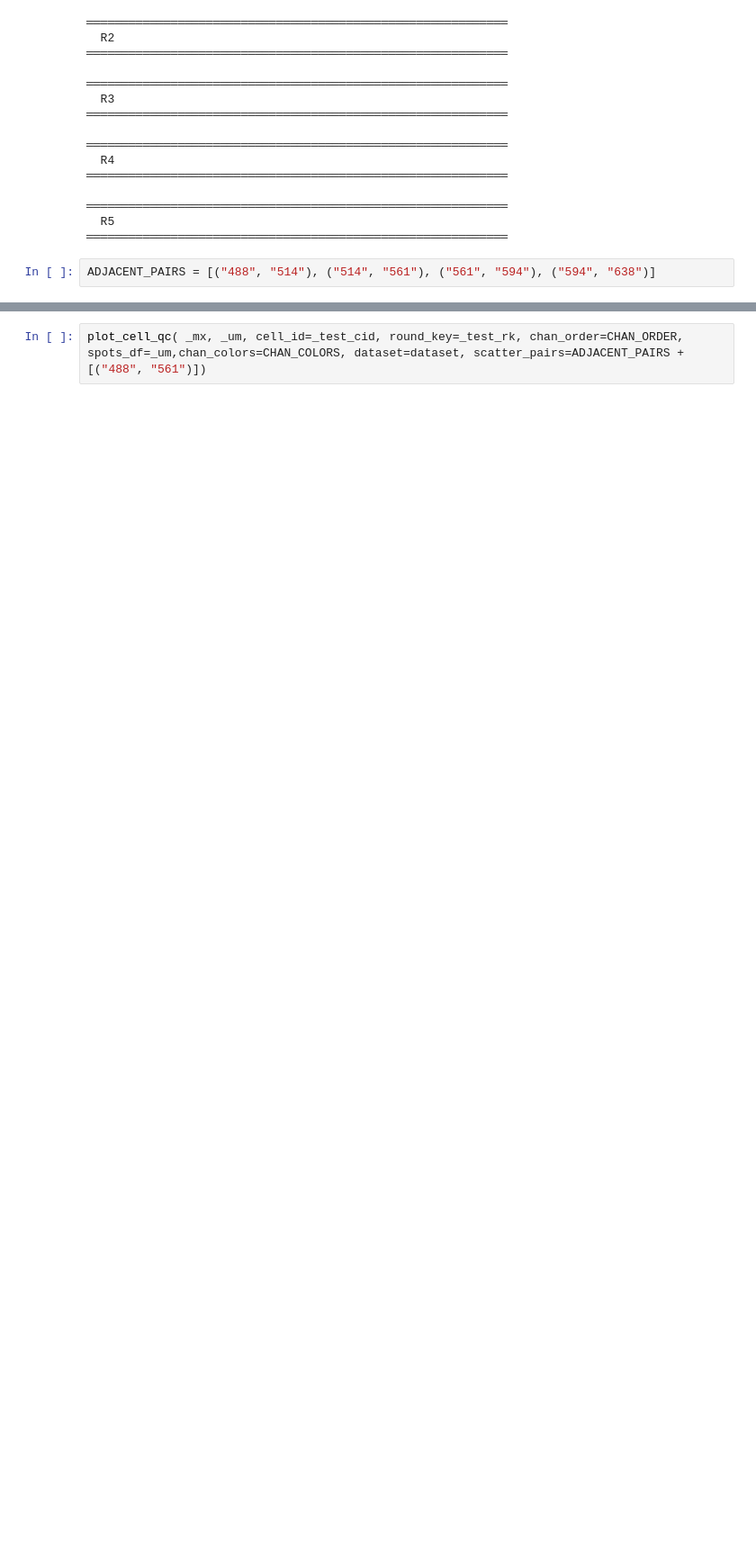
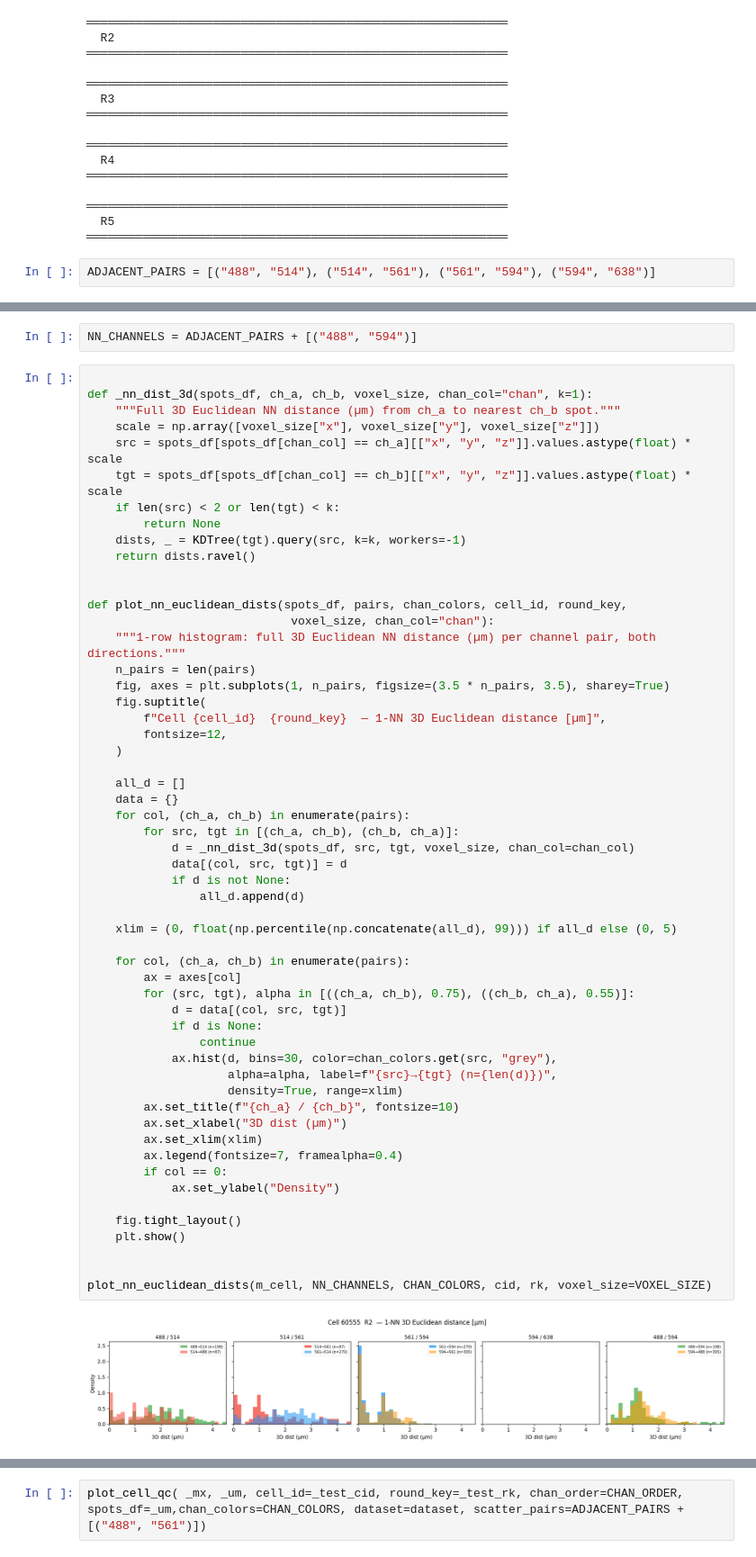
Before and after one commit to AllenNeuralDynamics/hcr-integrated-qc-capsule, a Jupyter notebook: code/single-cell-lav-rose.ipynb, the cells around one changed output, grey strips where cells are left out. Shown at 90% size. Drawn from its saved outputs; the diff is of its cells as text; blank space fills up the shorter version.

```diff
--- a/code/single-cell-lav-rose.ipynb
+++ b/code/single-cell-lav-rose.ipynb
@@ -224,0 +367,59 @@ NameError: name 'mixed_ann' is not defined
+# %%
+NN_CHANNELS = ADJACENT_PAIRS + [("488", "594")]
+# %%
+
+def _nn_dist_3d(spots_df, ch_a, ch_b, voxel_size, chan_col="chan", k=1):
+    """Full 3D Euclidean NN distance (µm) from ch_a to nearest ch_b spot."""
+    scale = np.array([voxel_size["x"], voxel_size["y"], voxel_size["z"]])
+    src = spots_df[spots_df[chan_col] == ch_a][["x", "y", "z"]].values.astype(float) * scale
+    tgt = spots_df[spots_df[chan_col] == ch_b][["x", "y", "z"]].values.astype(float) * scale
+    if len(src) < 2 or len(tgt) < k:
+        return None
+    dists, _ = KDTree(tgt).query(src, k=k, workers=-1)
+    return dists.ravel()
+
+
+def plot_nn_euclidean_dists(spots_df, pairs, chan_colors, cell_id, round_key,
+                             voxel_size, chan_col="chan"):
+    """1-row histogram: full 3D Euclidean NN distance (µm) per channel pair, both directions."""
+    n_pairs = len(pairs)
+    fig, axes = plt.subplots(1, n_pairs, figsize=(3.5 * n_pairs, 3.5), sharey=True)
+    fig.suptitle(
+        f"Cell {cell_id}  {round_key}  — 1-NN 3D Euclidean distance [µm]",
+        fontsize=12,
+    )
+
+    all_d = []
+    data = {}
+    for col, (ch_a, ch_b) in enumerate(pairs):
+        for src, tgt in [(ch_a, ch_b), (ch_b, ch_a)]:
+            d = _nn_dist_3d(spots_df, src, tgt, voxel_size, chan_col=chan_col)
+            data[(col, src, tgt)] = d
+            if d is not None:
+                all_d.append(d)
+
+    xlim = (0, float(np.percentile(np.concatenate(all_d), 99))) if all_d else (0, 5)
+
+    for col, (ch_a, ch_b) in enumerate(pairs):
+        ax = axes[col]
+        for (src, tgt), alpha in [((ch_a, ch_b), 0.75), ((ch_b, ch_a), 0.55)]:
+            d = data[(col, src, tgt)]
+            if d is None:
+                continue
+            ax.hist(d, bins=30, color=chan_colors.get(src, "grey"),
+                    alpha=alpha, label=f"{src}→{tgt} (n={len(d)})",
+                    density=True, range=xlim)
+        ax.set_title(f"{ch_a} / {ch_b}", fontsize=10)
+        ax.set_xlabel("3D dist (µm)")
+        ax.set_xlim(xlim)
+        ax.legend(fontsize=7, framealpha=0.4)
+        if col == 0:
+            ax.set_ylabel("Density")
+
+    fig.tight_layout()
+    plt.show()
+
+
+plot_nn_euclidean_dists(m_cell, NN_CHANNELS, CHAN_COLORS, cid, rk, voxel_size=VOXEL_SIZE)
+# %% [output]
+[figure, added]
```
Also changed, not shown: parts of 21 cells of this notebook, 5 other files.
